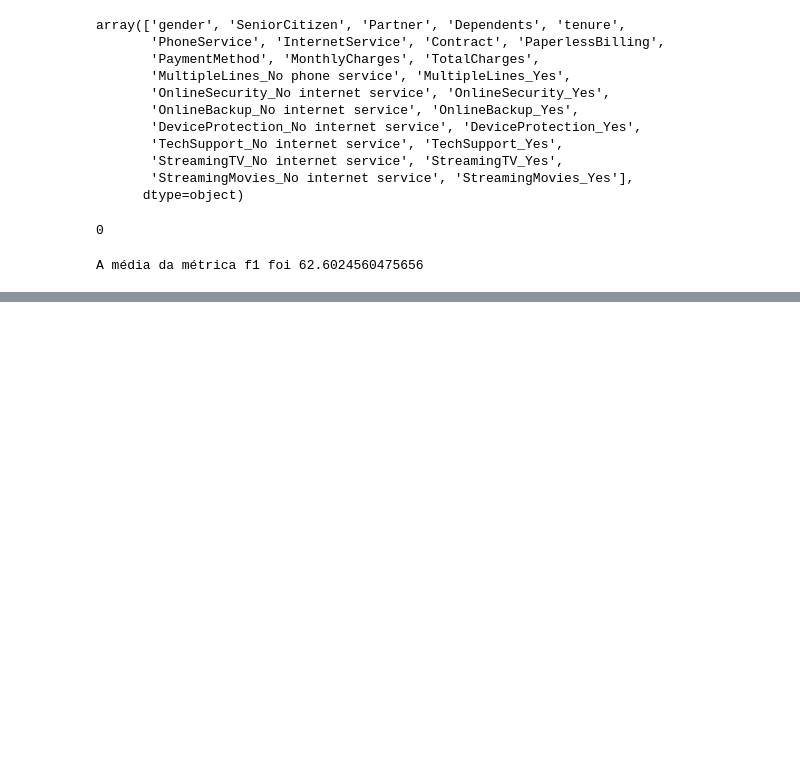
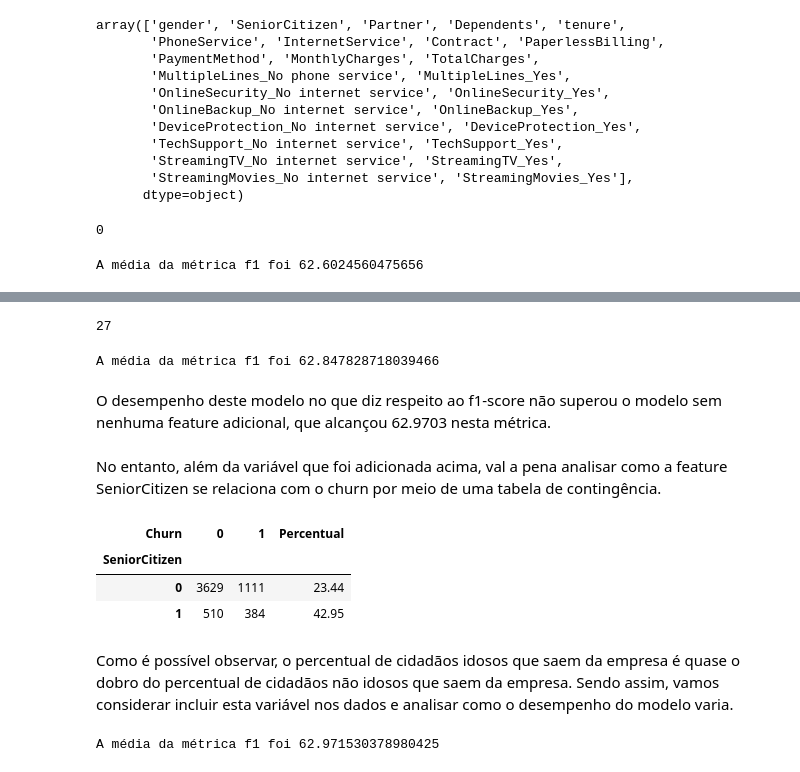
Before and after one commit to lazarocordeirosilva/Previsao_Churn, a Jupyter notebook: notebook/Churn Analysis.ipynb, the cells around one changed output, grey strips where cells are left out. Drawn from its saved outputs; the diff is of its cells as text; code cells hidden in the pictures; blank space fills up the shorter version.

```diff
--- a/notebook/Churn Analysis.ipynb
+++ b/notebook/Churn Analysis.ipynb
@@ -2022,0 +2050,30 @@ Este foi o modelo cuja imputação permitiu o maior desempenho (em termos do f1-
+# %%
+# Checando número de colunas de X_treino
+len(X_treino.columns)
+# %% [output]
+27
+# %%
+# Checando desempenho do modelo utilizando função de cross-validation
+cv(regressao_logistica2, 'f1')
+# %% [output]
+A média da métrica f1 foi 62.847828718039466
+# %% [markdown]
+O desempenho deste modelo no que diz respeito ao f1-score não superou o modelo sem nenhuma feature adicional, que alcançou 62.9703 nesta métrica.
+# %% [markdown]
+No entanto, além da variável que foi adicionada acima, val a pena analisar como a feature SeniorCitizen se relaciona com o churn por meio de uma tabela de contingência.
+# %%
+# Criando DataFrame para análise
+churn_citizen = df_customers.loc[:, ['SeniorCitizen', 'Churn']]
+
+# Utilizando função 'taxa_churn' para calcular a tabela de contingência com os percentuais
+taxa_churn_citizen = taxa_churn(churn_citizen, 'SeniorCitizen', 'Churn')
+
+# Visualizando tabela de contingência
+taxa_churn_citizen
+# %% [output]
+| Churn | 0 | 1 | Percentual |
+| SeniorCitizen |  |  |  |
+| 0 | 3629 | 1111 | 23.44 |
+| 1 | 510 | 384 | 42.95 |
+# %% [markdown]
+Como é possível observar, o percentual de cidadãos idosos que saem da empresa é quase o dobro do percentual de cidadãos não idosos que saem da empresa. Sendo assim, vamos considerar incluir esta variável nos dados e analisar como o desempenho do modelo varia.
@@ -2022,0 +2087,5 @@ Este foi o modelo cuja imputação permitiu o maior desempenho (em termos do f1-
+# %%
+# Utilizando a função cv (cross-validation) para analisar como o modelo se comporta com as mudanças
+cv(regressao_logistica2, 'f1')
+# %% [output]
+A média da métrica f1 foi 62.971530378980425
```
Also changed, not shown: parts of 27 cells of this notebook.
